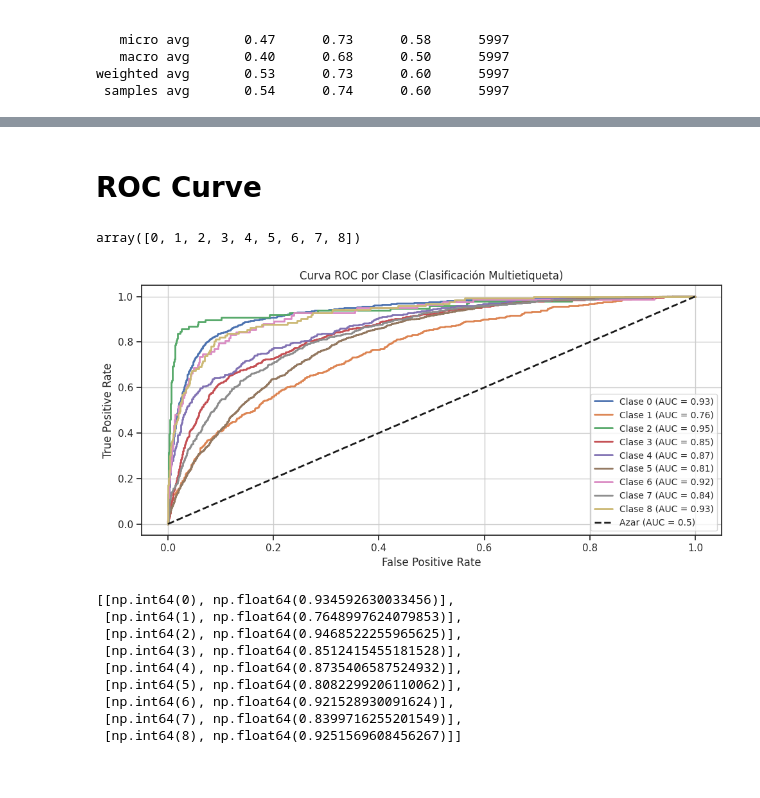
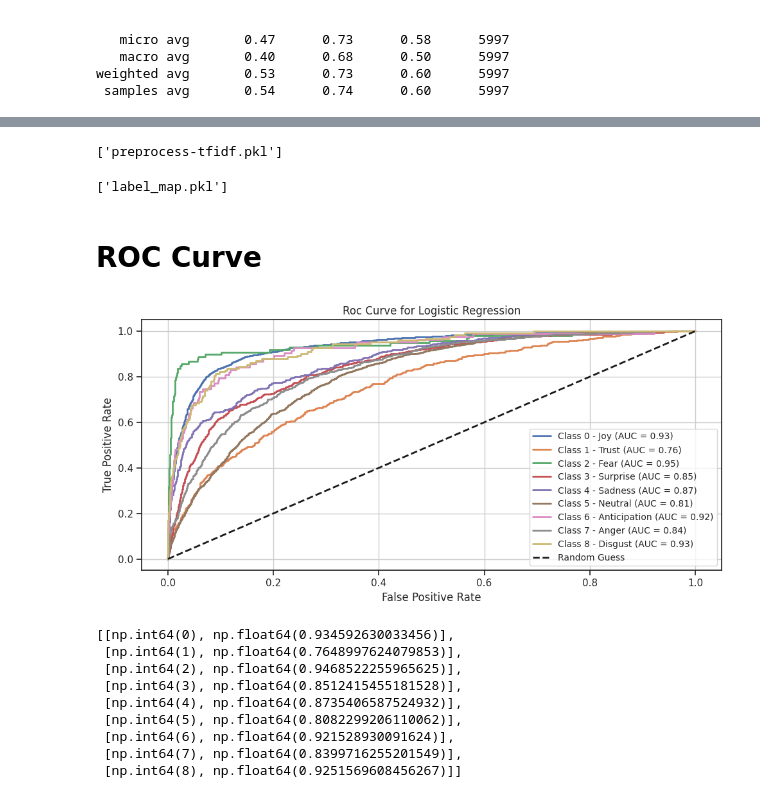
Before and after one commit to eric-castillo05/emotions-wheel-nlp, a Jupyter notebook: multilabel/TF-IDF_lreg.ipynb, the cells around one changed output, grey strips where cells are left out. Saved outputs shown, nothing was run; the diff lists cells and outputs as text; code cells hidden in the pictures.

```diff
--- a/multilabel/TF-IDF_lreg.ipynb
+++ b/multilabel/TF-IDF_lreg.ipynb
@@ -201,6 +186,10 @@ weighted avg       0.53      0.73      0.60      5997
+# %%
+joblib.dump(feature_union, 'preprocess-tfidf.pkl')
+# %% [output]
+['preprocess-tfidf.pkl']
+# %%
+joblib.dump(mlb, 'label_map.pkl')
+# %% [output]
+['label_map.pkl']
 # %% [markdown]
 # ROC Curve
-# %%
-mlb.classes_
-# %% [output]
-array([0, 1, 2, 3, 4, 5, 6, 7, 8])
@@ -207,34 +208,35 @@ array([0, 1, 2, 3, 4, 5, 6, 7, 8])
 # %%
 import seaborn as sns
 from sklearn.metrics import roc_curve, auc
 
 
 fpr = dict()
 tpr = dict()
 roc_auc = dict()
 sns.set_theme(style = 'ticks')
 
 y_score = model.predict_proba(x_test)
 
 plt.figure(figsize = (10, 5))
 n_classes = y_test_multilabel.shape[1]
 temp = []
 for i in range(n_classes):
     fpr[i], tpr[i], _ = roc_curve(y_test_multilabel[:, i], y_score[:, i])
     roc_auc[i] = auc(fpr[i], tpr[i])
-    plt.plot(fpr[i], tpr[i], lw=2, label=f'Clase {mlb.classes_[i]} (AUC = {roc_auc[i]:.2f})')
+    plt.plot(fpr[i], tpr[i], lw=2, label=f'Class {mlb.classes_[i]} - {label_dict[mlb.classes_[i]].title()} (AUC = {roc_auc[i]:.2f})')
     temp.append([mlb.classes_[i], roc_auc[i]])
 
-plt.plot([0, 1], [0, 1], 'k--', lw=2, label='Azar (AUC = 0.5)')
+plt.plot([0, 1], [0, 1], 'k--', lw=2, label='Random Guess')
 plt.xlabel('False Positive Rate')
 plt.ylabel('True Positive Rate')
-plt.title('Curva ROC por Clase (Clasificación Multietiqueta)')
+plt.title('Roc Curve for Logistic Regression')
 plt.legend(loc='lower right', fontsize='small')
 plt.grid(True)
 plt.tight_layout()
+plt.savefig('Roc_Curve_TF-IDF.png', dpi = 400)
 plt.show()
 # %% [output]
-[figure, old version]
+[figure, new version]
 # %%
 temp
 # %% [output]
```
Also changed, not shown: parts of 12 cells of this notebook.
